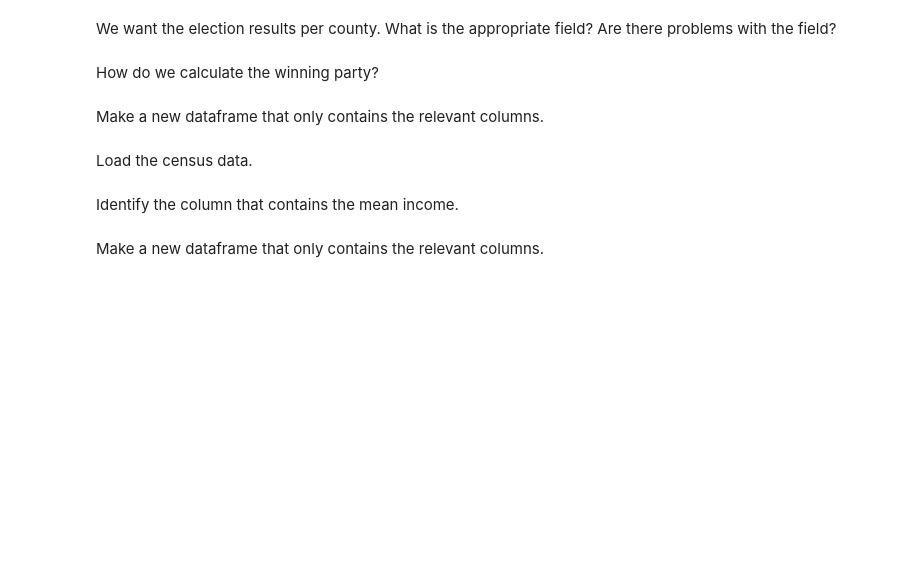
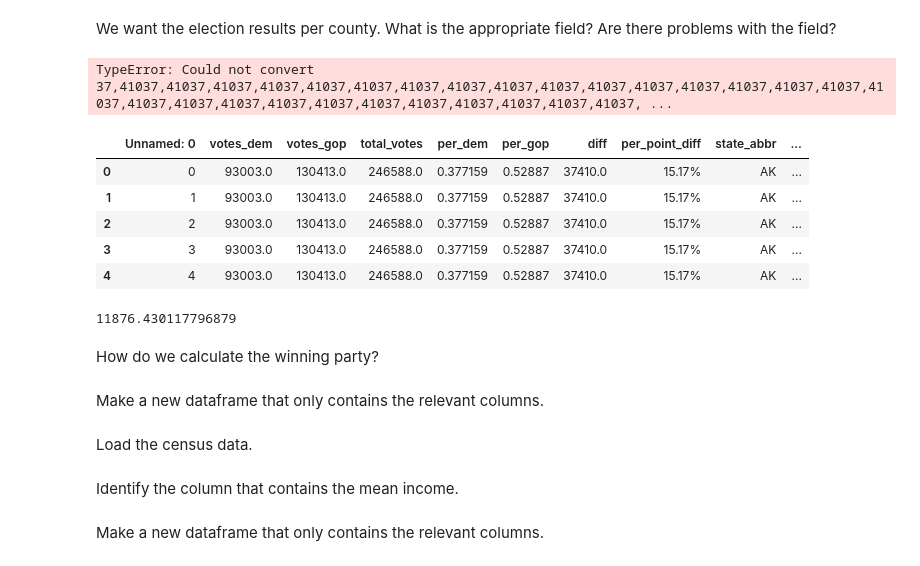
Before and after one commit to ayesha1999/msis2629spring2017, a Jupyter notebook: Lab Session 2/Lab Session 2 start.ipynb, the cells around one changed output. Cells and saved outputs as stored; diff of their text form; code cells hidden in the pictures; blank space fills up the shorter version.

```diff
--- a/Lab Session 2/Lab Session 2 start.ipynb
+++ b/Lab Session 2/Lab Session 2 start.ipynb
@@ -69,5 +137,25 @@ What is the unique id for each row?
 # %% [markdown]
 We want the election results per county. What is the appropriate field? Are there problems with the field?
+# %%
+results['diff'].mean()
+# %% [output]
+TypeError: Could not convert 37,41037,41037,41037,41037,41037,41037,41037,41037,41037,41037,41037,41037,41037,41037,41037,41037,41037,41037,41037,41037,41037,41037,41037,41037,41037,41037,41037,41037, ...
+# %%
+results['diff'].replace(regex=True, inplace=True, to_replace=r'\D', value=r'')
+results['diff'] =results['diff'].astype('float64')
+# %%
+results.head()
+# %% [output]
+|  | Unnamed: 0 | votes_dem | votes_gop | total_votes | per_dem | per_gop | diff | per_point_diff | state_abbr | ... |
+| 0 | 0 | 93003.0 | 130413.0 | 246588.0 | 0.377159 | 0.52887 | 37410.0 | 15.17% | AK | ... |
+| 1 | 1 | 93003.0 | 130413.0 | 246588.0 | 0.377159 | 0.52887 | 37410.0 | 15.17% | AK | ... |
+| 2 | 2 | 93003.0 | 130413.0 | 246588.0 | 0.377159 | 0.52887 | 37410.0 | 15.17% | AK | ... |
+| 3 | 3 | 93003.0 | 130413.0 | 246588.0 | 0.377159 | 0.52887 | 37410.0 | 15.17% | AK | ... |
+| 4 | 4 | 93003.0 | 130413.0 | 246588.0 | 0.377159 | 0.52887 | 37410.0 | 15.17% | AK | ... |
+# %%
+results['diff'].mean()
+# %% [output]
+11876.430117796879
 # %% [markdown]
 How do we calculate the winning party?
 # %% [markdown]
```
Also changed, not shown: parts of 7 cells of this notebook, 2 other files.
